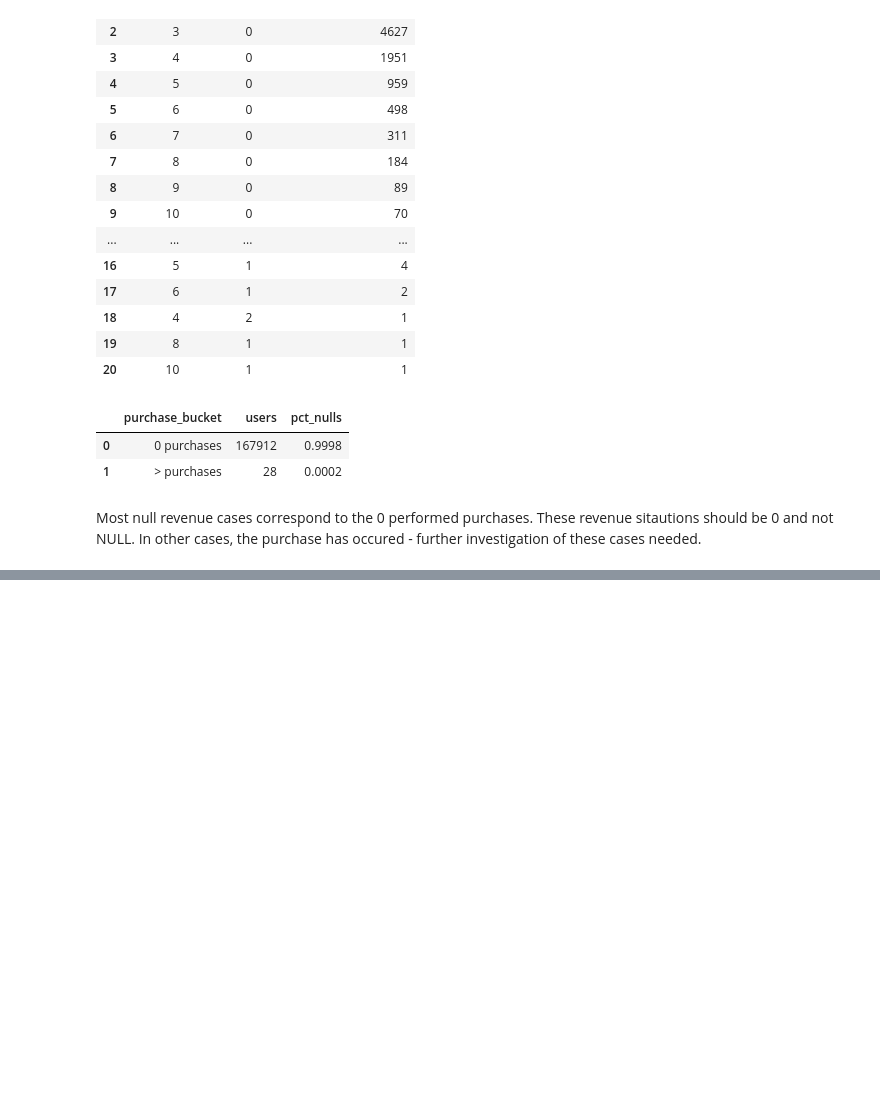
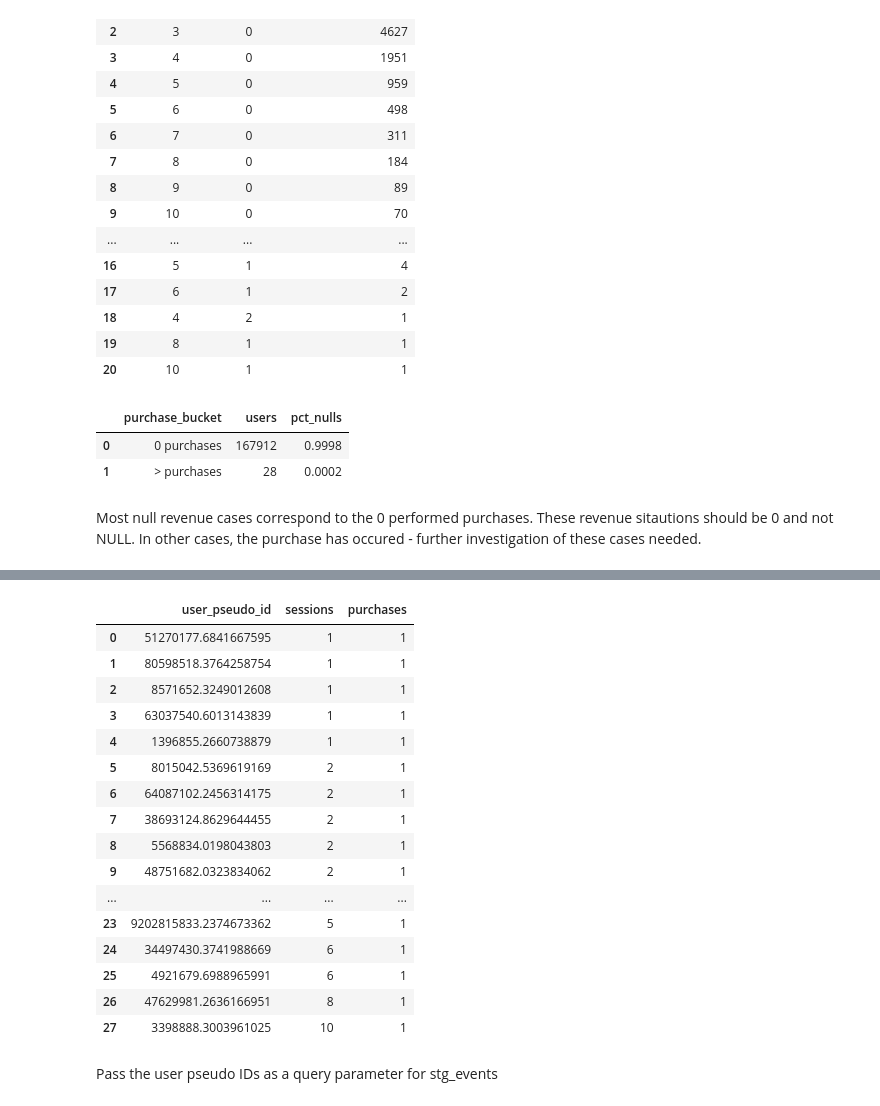
Before and after one commit to marinpet/onboarding_funnel_analysis, a Jupyter notebook: notebooks/04_data_quality_cohort_check.ipynb, the cells around one changed output, grey strips where cells are left out. Cells and saved outputs as stored; diff of their text form; code cells hidden in the pictures; blank space fills up the shorter version.

```diff
--- a/notebooks/04_data_quality_cohort_check.ipynb
+++ b/notebooks/04_data_quality_cohort_check.ipynb
@@ -106,0 +135,32 @@ Most null revenue cases correspond to the 0 performed purchases. These revenue s
+# %%
+deep_inspect_query = """
+SELECT
+    user_pseudo_id,
+    sessions,
+    purchases
+FROM `amiable-dynamo-461319-g1.ga4_demo.fact_ab_cohort`
+WHERE revenue IS NULL AND purchases > 0
+LIMIT 100
+"""
+deep_inspect_df = client.query(deep_inspect_query).to_dataframe()
+deep_inspect_df
+# %% [output]
+|  | user_pseudo_id | sessions | purchases |
+| 0 | 51270177.6841667595 | 1 | 1 |
+| 1 | 80598518.3764258754 | 1 | 1 |
+| 2 | 8571652.3249012608 | 1 | 1 |
+| 3 | 63037540.6013143839 | 1 | 1 |
+| 4 | 1396855.2660738879 | 1 | 1 |
+| 5 | 8015042.5369619169 | 2 | 1 |
+| 6 | 64087102.2456314175 | 2 | 1 |
+| 7 | 38693124.8629644455 | 2 | 1 |
+| 8 | 5568834.0198043803 | 2 | 1 |
+| 9 | 48751682.0323834062 | 2 | 1 |
+| ... | ... | ... | ... |
+| 23 | 9202815833.2374673362 | 5 | 1 |
+| 24 | 34497430.3741988669 | 6 | 1 |
+| 25 | 4921679.6988965991 | 6 | 1 |
+| 26 | 47629981.2636166951 | 8 | 1 |
+| 27 | 3398888.3003961025 | 10 | 1 |
+# %% [markdown]
+Pass the user pseudo IDs as a query parameter for stg_events
```
Also changed, not shown: parts of 12 cells of this notebook.
